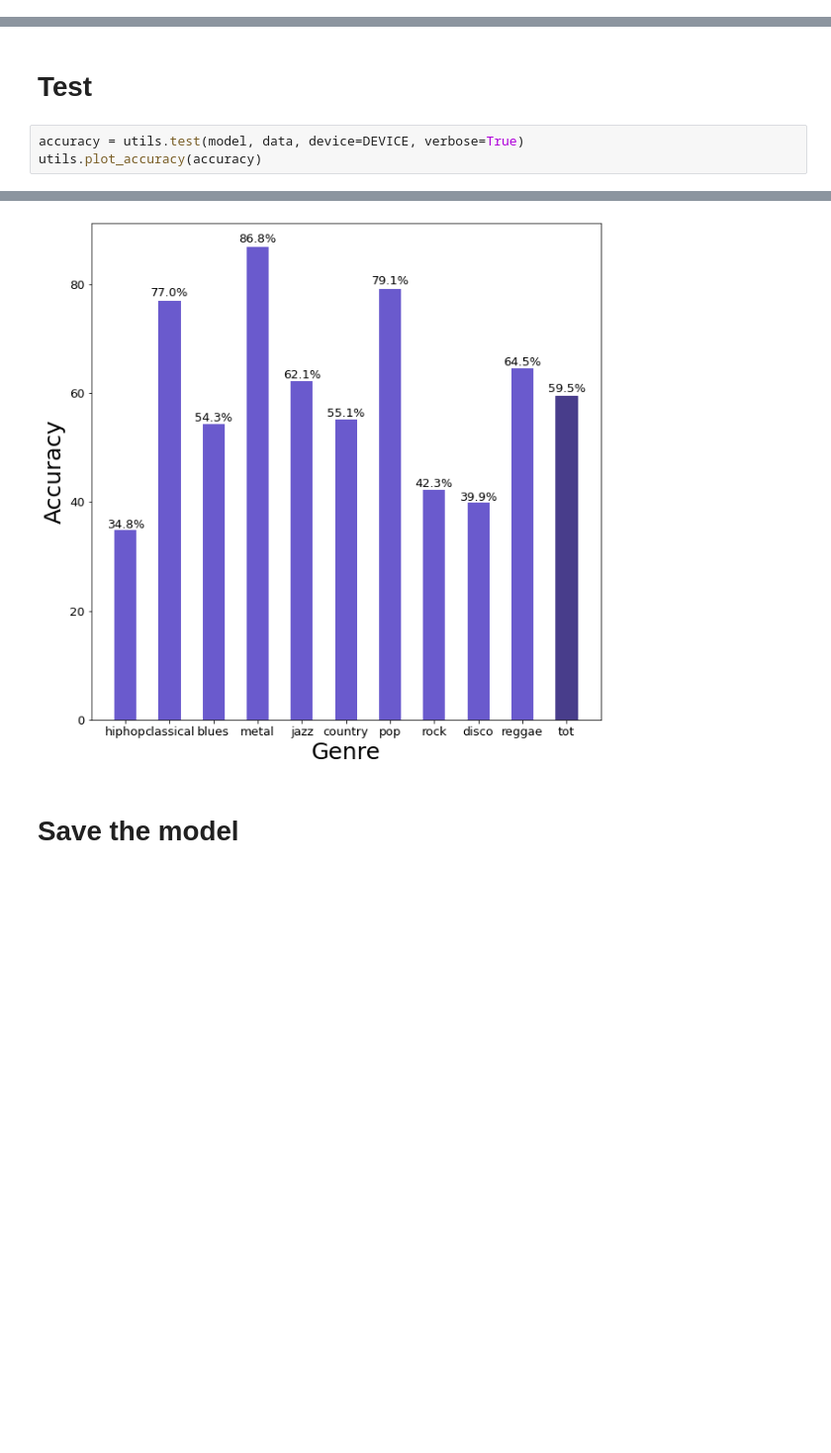
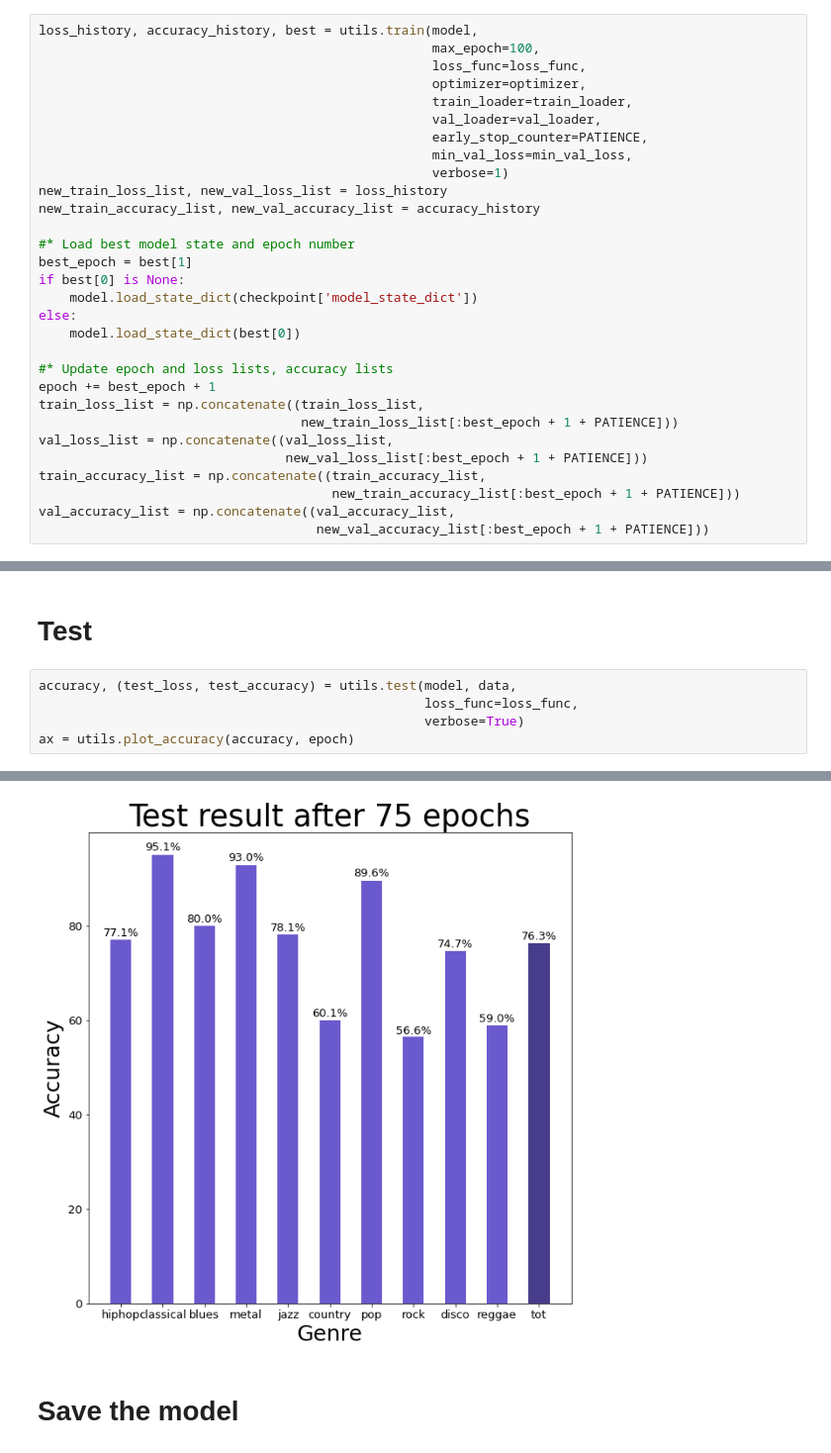
Before and after one commit to hoyunchoi/ML_practice, a Jupyter notebook: music_genre_classification/genre_classification.ipynb, the cells around one changed output, grey strips where cells are left out. Shown: that part at 99% size. Drawn from its saved outputs; the diff is of its cells as text; blank space fills up the shorter version.

```diff
--- a/music_genre_classification/genre_classification.ipynb
+++ b/music_genre_classification/genre_classification.ipynb
@@ -103,0 +206,30 @@ Train finished with 79.264561seconds
+# %%
+loss_history, accuracy_history, best = utils.train(model,
+                                                   max_epoch=100,
+                                                   loss_func=loss_func,
+                                                   optimizer=optimizer,
+                                                   train_loader=train_loader,
+                                                   val_loader=val_loader,
+                                                   early_stop_counter=PATIENCE,
+                                                   min_val_loss=min_val_loss,
+                                                   verbose=1)
+new_train_loss_list, new_val_loss_list = loss_history
+new_train_accuracy_list, new_val_accuracy_list = accuracy_history
+
+#* Load best model state and epoch number
+best_epoch = best[1]
+if best[0] is None:
+    model.load_state_dict(checkpoint['model_state_dict'])
+else:
+    model.load_state_dict(best[0])
+
+#* Update epoch and loss lists, accuracy lists
+epoch += best_epoch + 1
+train_loss_list = np.concatenate((train_loss_list,
+                                  new_train_loss_list[:best_epoch + 1 + PATIENCE]))
+val_loss_list = np.concatenate((val_loss_list,
+                                new_val_loss_list[:best_epoch + 1 + PATIENCE]))
+train_accuracy_list = np.concatenate((train_accuracy_list,
+                                      new_train_accuracy_list[:best_epoch + 1 + PATIENCE]))
+val_accuracy_list = np.concatenate((val_accuracy_list,
+                                    new_val_accuracy_list[:best_epoch + 1 + PATIENCE]))
@@ -104,6 +255,8 @@ Train finished with 79.264561seconds
 # %% [markdown]
 # Test
 # %%
-accuracy = utils.test(model, data, device=DEVICE, verbose=True)
-utils.plot_accuracy(accuracy)
+accuracy, (test_loss, test_accuracy) = utils.test(model, data,
+                                                  loss_func=loss_func,
+                                                  verbose=True)
+ax = utils.plot_accuracy(accuracy, epoch)
 # %% [output]
@@ -112,3 +265,3 @@ Test finished with 3.16 seconds
-[figure, old version]
+[figure, new version]
 # %% [markdown]
 # Save the model
```
Also changed, not shown: parts of 19 cells of this notebook, 18 other files.
